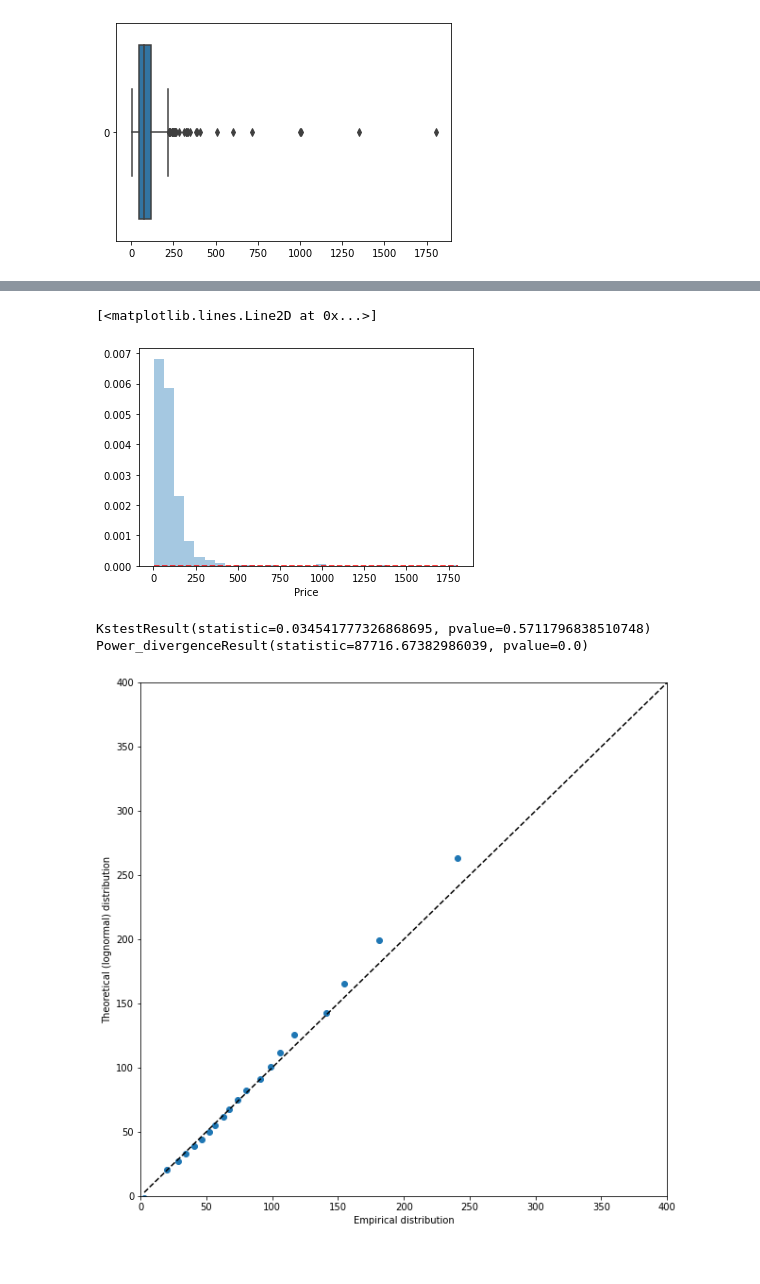
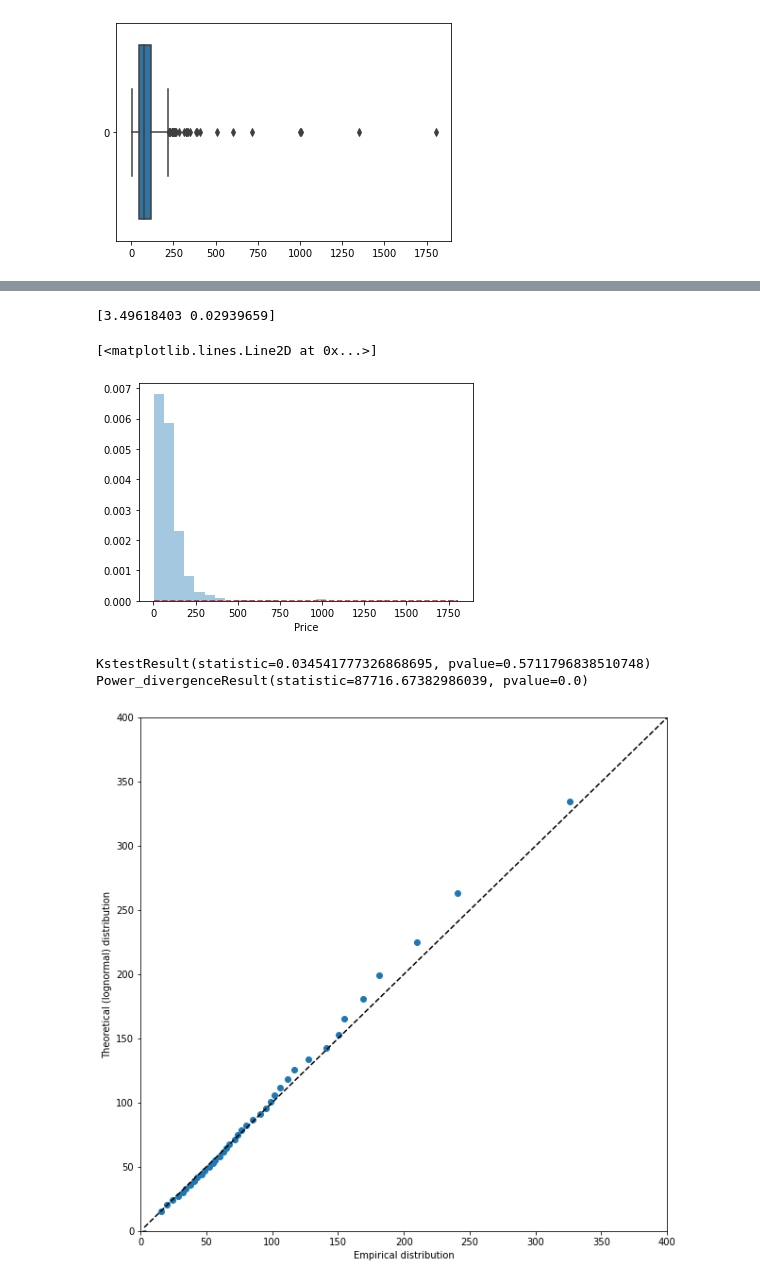
Before and after one commit to morkovka1337/multidimensional_data_processing, a Jupyter notebook: task1.ipynb, the cells around one changed output, grey strips where cells are left out. Drawn from its saved outputs; the diff is of its cells as text; code cells hidden in the pictures.

Commit message:
handle MLL params

```diff
--- a/task1.ipynb
+++ b/task1.ipynb
@@ -64,30 +64,28 @@ plt.show()
 [figure]
 # %%
-def loss_function(est_params, freq, x_theo):
-    mu, sigma = est_params
-    res = 0
-    for i in range(len(freq)):
-        exp = np.exp(-(np.log(x_theo[i]) - mu)**2 / (2 * sigma ** 2))
-        frac = 1 / (x_theo[i] * sigma * 2 * (np.pi ** 0.5))
-        res += (freq[i] - frac * exp)
-
-    return res
+def lognorm_pdf(x, mu, sigma):
+    exp = np.exp(-(np.log(x) - mu)**2 / (2 * sigma ** 2))
+    frac = 1 / (x * sigma * (2 * np.pi) ** 0.5)
+    return frac * exp
 
 
-quantiles = [price.quantile(q) for q in np.linspace(0, 1, 10)]
-hist = np.histogram(price, bins=30)
-freq = hist[0]
-positions = [(hist[1][i] + hist[1][i+1])/2 for i in range(len(hist[1]) - 1)]
 
-res_lsq = scipy.optimize.least_squares(loss_function, [2, 3], args=(freq, positions))
-mu, sigma = res_lsq.x
+hist = np.histogram(price, bins=30, normed=True)
+freq = [(hist[1][i+1] - hist[1][i]) * hist[0][i] for i in range(len(hist[1]) - 1)]
+# freq = hist[0]
+positions = [(hist[1][i] + hist[1][i+1])/2  for i in range(len(hist[1]) - 1)]
+
+res_lsq, _ = scipy.optimize.curve_fit(lognorm_pdf, positions, freq)
+print(res_lsq)
+mu, sigma = res_lsq
 x = np.linspace(np.min(price), np.max(price))
-pdf = scipy.stats.lognorm.pdf(x, sigma, mu)
+pdf = scipy.stats.lognorm.pdf(x , s =  sigma, loc=mu)
 sns.distplot(price, kde=False, bins=30, norm_hist=True, label=f'Average price in dollars')
 
 plt.plot(x, pdf, 'r--')
 # %% [output]
-[<matplotlib.lines.Line2D at 0x...>]
+[3.49618403 0.02939659]
+[<matplotlib.lines.Line2D at 0x...>]
 [figure]
 # %%
 
@@ -101,20 +99,20 @@ Power_divergenceResult(statistic=87716.67382986039, pvalue=0.0)
 # %%
 # Plotting a quantile biplot for empirical and theoretical (lognormal) distribution
 
 # Calculation of quantiles
-percs = np.linspace(0, 100, 21)
+percs = np.linspace(0, 100, 41)
 qn_first = np.percentile(price, percs)
 qn_lognorm = scipy.stats.lognorm.ppf(percs / 100.0, *params)
 
 # Building a quantile biplot
 plt.figure(figsize=(10, 10))
 plt.plot(qn_first, qn_lognorm, ls="", marker="o", markersize=6)
 plt.plot(x, x, color="k", ls="--")
 plt.xlim(0, 400)
 plt.ylim(0, 400)
 plt.xlabel(f'Empirical distribution')
 plt.ylabel('Theoretical (lognormal) distribution')
 
 plt.show()
 # %% [output]
-[figure, old version]
+[figure, new version]
```
Also changed, not shown: parts of 1 cell of this notebook.
